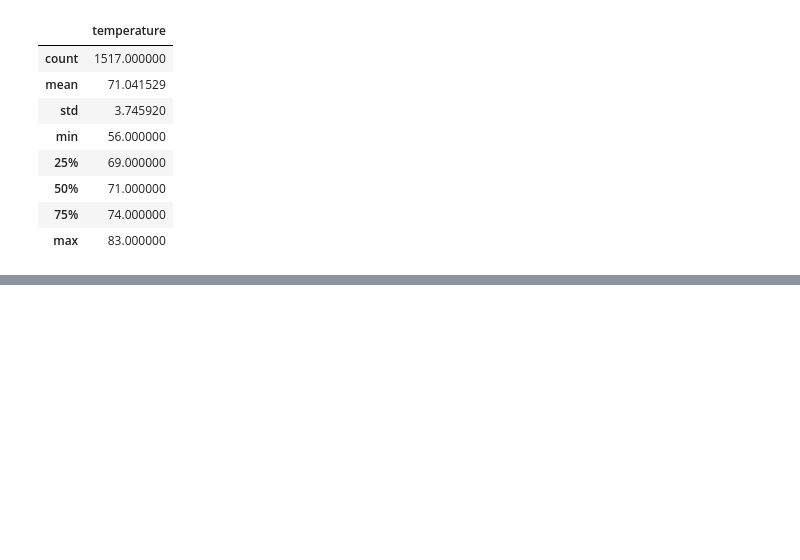
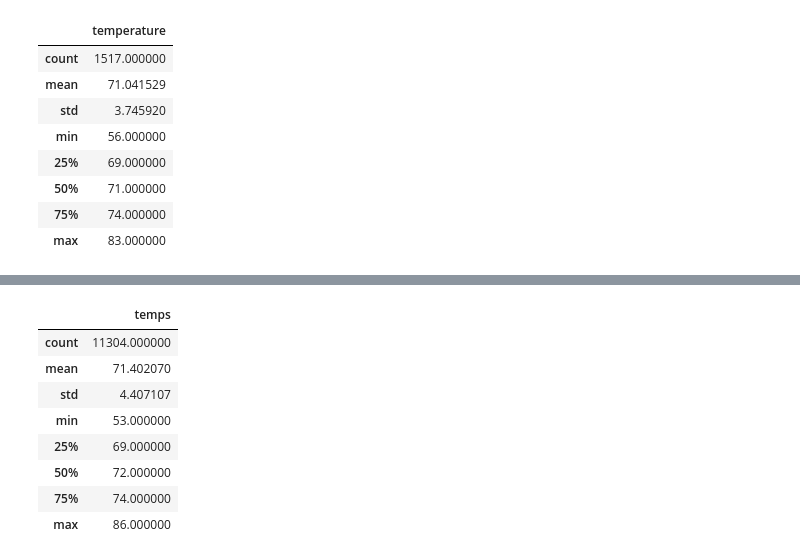
Before and after one commit to AugieNY/Challenge9_Surf-sUp, a Jupyter notebook: SurfsUp_Challenge.ipynb, the cells around one changed output, grey strips where cells are left out. Cells and saved outputs as stored; diff of their text form; code cells hidden in the pictures; blank space fills up the shorter version.

```diff
--- a/SurfsUp_Challenge.ipynb
+++ b/SurfsUp_Challenge.ipynb
@@ -106,0 +122,15 @@ dec_temp_df.describe()
+# %%
+#summary statistics in Winter months (October to April)
+temp_winter = session.query(Measurement.date, Measurement.tobs).filter(extract('month',Measurement.date).in_([1,2,3,4,10,11,12])).all()
+winter_df=pd.DataFrame(temp_winter,columns=['date','temps'])
+winter_df.describe()
+# %% [output]
+|  | temps |
+| count | 11304.000000 |
+| mean | 71.402070 |
+| std | 4.407107 |
+| min | 53.000000 |
+| 25% | 69.000000 |
+| 50% | 72.000000 |
+| 75% | 74.000000 |
+| max | 86.000000 |
```
Also changed, not shown: parts of 2 cells of this notebook.
